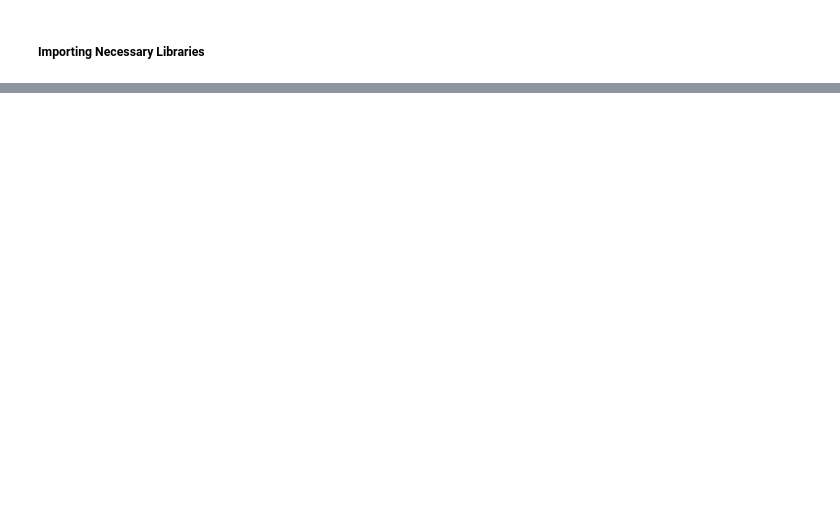
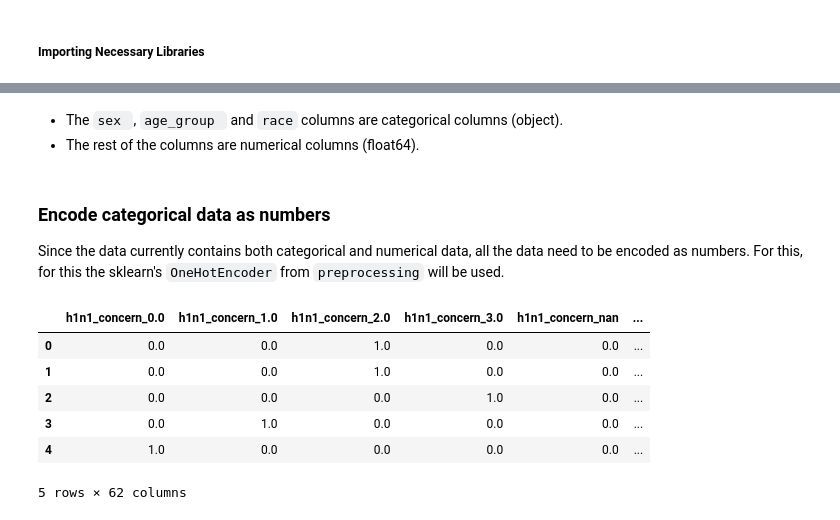
Before and after one commit to Pamela-Chebii/Predicting_H1N1_-_Seasonal_Flue_Vaccines, a Jupyter notebook: index.ipynb, the cells around one changed output, grey strips where cells are left out. Saved outputs shown, nothing was run; the diff lists cells and outputs as text; code cells hidden in the pictures; blank space fills up the shorter version.

Commit message:
selecting train and test sets for Decision Tree classifier

```diff
--- a/index.ipynb
+++ b/index.ipynb
@@ -798,0 +808,7 @@ To test whether the a different model would perform better, a Decision Tree Mode
+# %%
+# selected the features and the target variables
+X = combined_df[selected_columns]
+y = combined_df['seasonal_vaccine']
+
+#spliting data into train and test
+X_train, X_test, y_train, y_test = train_test_split(X, y, test_size = 0.3, random_state = 42)
@@ -798,0 +834,26 @@ To test whether the a different model would perform better, a Decision Tree Mode
+# %% [markdown]
+- The `sex `, `age_group ` and `race` columns are categorical columns (object).
+- The rest of the columns are numerical columns (float64).
+# %% [markdown]
+### Encode categorical data as numbers
+
+Since the data currently contains both categorical and numerical data, all the data need to be encoded as numbers. For this, for this the sklearn's `OneHotEncoder` from `preprocessing` will be used.
+# %%
+# One-hot encode the training data and show the resulting DataFrame with proper column names
+ohe = OneHotEncoder()
+
+ohe.fit(X_train)
+X_train_ohe = ohe.transform(X_train).toarray()
+
+# Creating this DataFrame is not necessary its only to show the result of the ohe
+ohe_df = pd.DataFrame(X_train_ohe, columns=ohe.get_feature_names_out(X_train.columns))
+
+ohe_df.head()
+# %% [output]
+|  | h1n1_concern_0.0 | h1n1_concern_1.0 | h1n1_concern_2.0 | h1n1_concern_3.0 | h1n1_concern_nan | ... |
+| 0 | 0.0 | 0.0 | 1.0 | 0.0 | 0.0 | ... |
+| 1 | 0.0 | 0.0 | 1.0 | 0.0 | 0.0 | ... |
+| 2 | 0.0 | 0.0 | 0.0 | 1.0 | 0.0 | ... |
+| 3 | 0.0 | 1.0 | 0.0 | 0.0 | 0.0 | ... |
+| 4 | 1.0 | 0.0 | 0.0 | 0.0 | 0.0 | ... |
+5 rows × 62 columns
```
Also changed, not shown: parts of 6 cells of this notebook.
